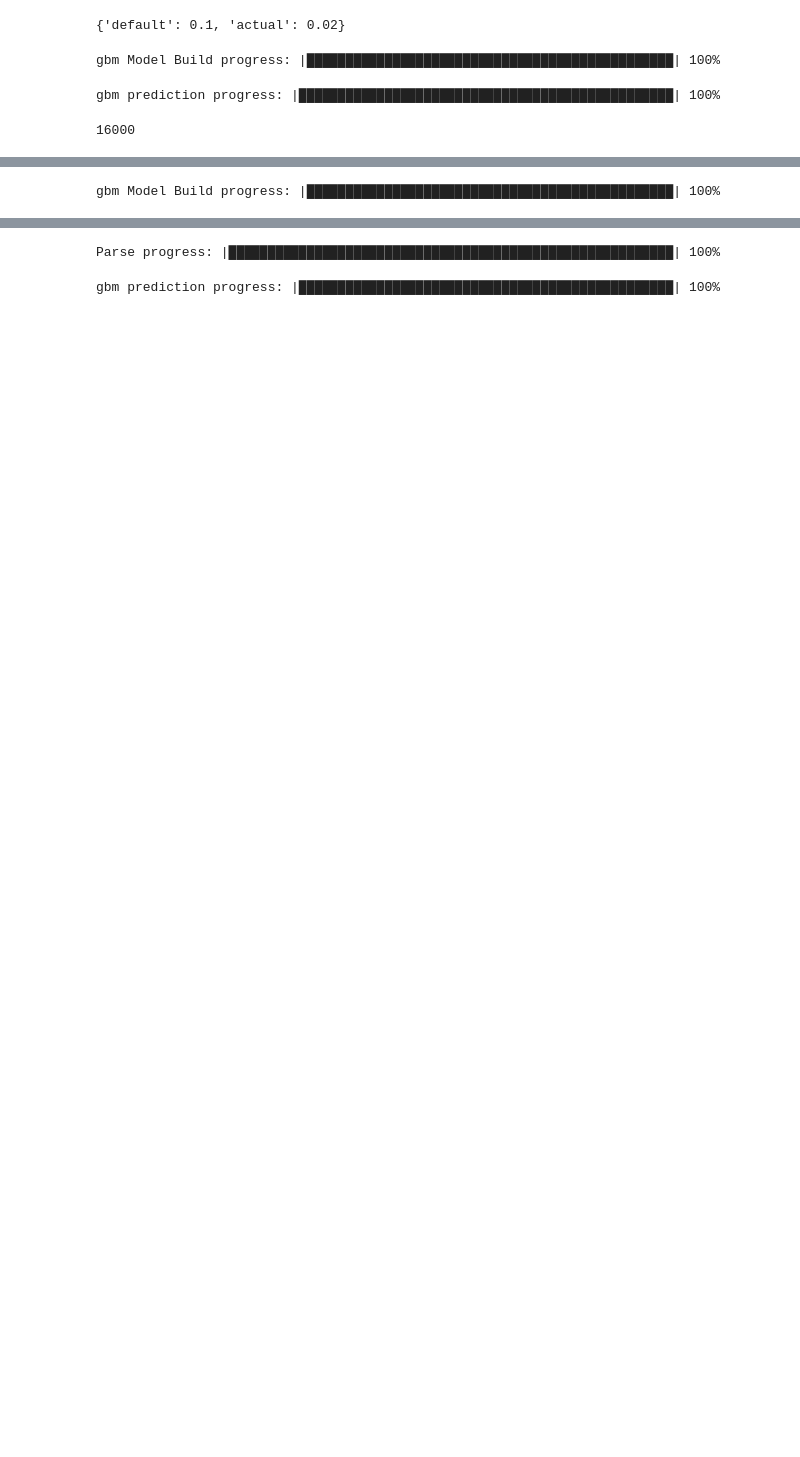
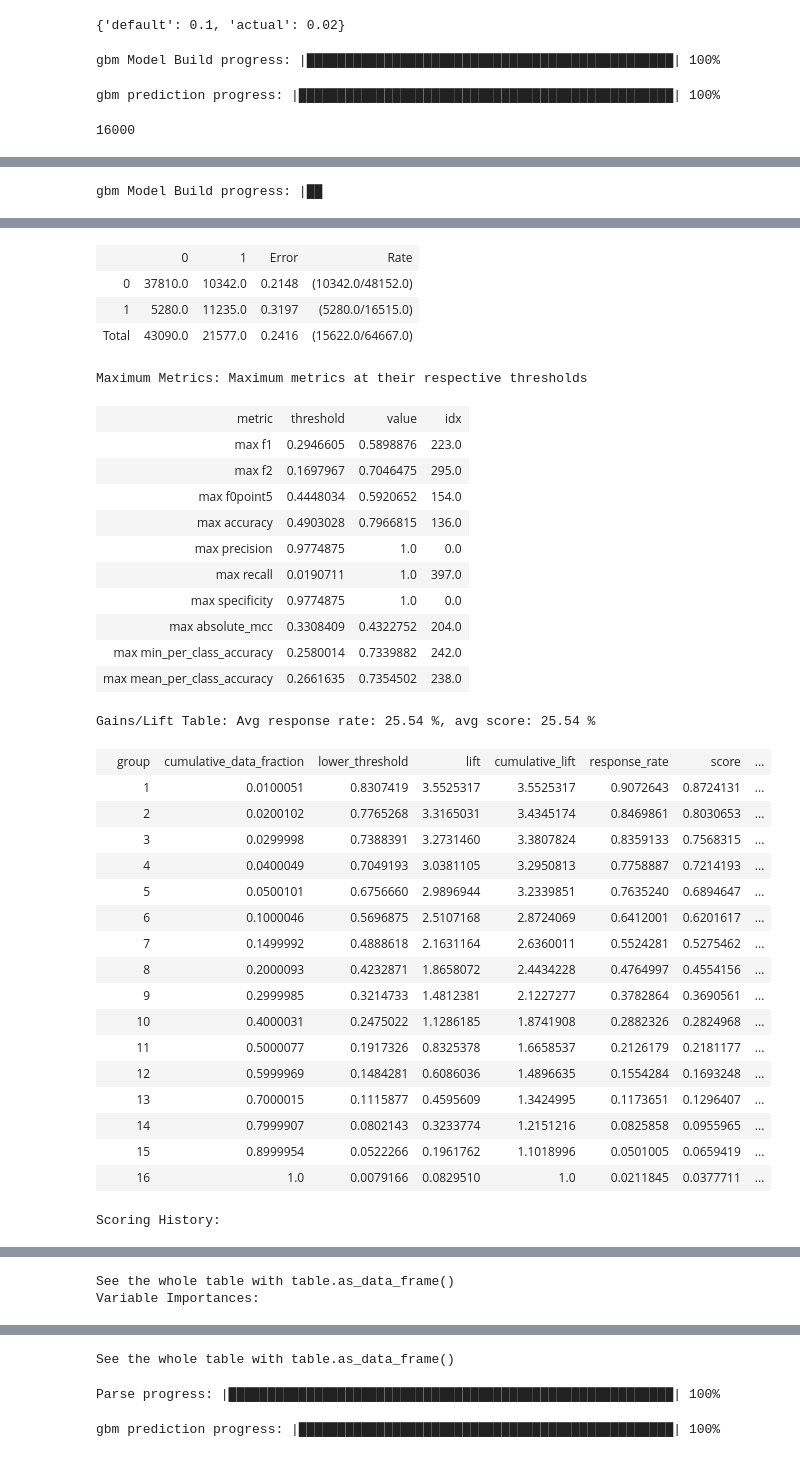
Before and after one commit to pavanchitta/CS155-Project1, a Jupyter notebook: cs155-project1.ipynb, the cells around one changed output, grey strips where cells are left out. Cells and saved outputs as stored; diff of their text form; code cells hidden in the pictures; blank space fills up the shorter version.

Commit message:
Trained new h2o models and added feature removing

```diff
--- a/cs155-project1.ipynb
+++ b/cs155-project1.ipynb
@@ -292,3 +172,5 @@ data_train_h2o.names[255]
+# %%
+data_train_h2o[-1]=data_labels_h2o[-1].asfactor()
 # %%
 from h2o.grid.grid_search import H2OGridSearch
 from h2o.estimators.gbm import H2OGradientBoostingEstimator
@@ -352,5 +234,3 @@ preds = np.array(f['p1'])
 process_for_submission(preds, 'h2o_gbm4')
 # %% [output]
 16000
-# %%
-data_train_h2o['target']=data_train_h2o['target'].asfactor()
@@ -359,7 +241,7 @@ from h2o.estimators.gbm import H2OGradientBoostingEstimator
 # %%
 model = H2OGradientBoostingEstimator(## more trees is better if the learning rate is small enough
   ## here, use "more than enough" trees - we have early stopping
-  ntrees = 20000,
+  ntrees = 12000,
 
   ## smaller learning rate is better (this is a good value for most datasets, but see below for annealing)
   learn_rate = 0.01,
@@ -371,7 +253,7 @@ model = H2OGradientBoostingEstimator(## more trees is better if the learning rat
   sample_rate = 1.0,
 
   ## sample 80% of columns per split
-  col_sample_rate = 0.8,
+  col_sample_rate = 1.0,
 
   ## fix a random number generator seed for reproducibility
   seed = 1234,
@@ -379,9 +261,9 @@ model = H2OGradientBoostingEstimator(## more trees is better if the learning rat
   ## score every 10 trees to make early stopping reproducible (it depends on the scoring interval)
   score_tree_interval = 0, max_depth=2)
 # %%
-model.train(x=data_train_h2o.names[:255],y=data_train_h2o.names[255], training_frame=data_train_h2o, model_id="GBM_Titanic")
+model.train(x=data_train_h2o.names[:-1],y=data_train_h2o.names[-1], training_frame=data_train_h2o, model_id="GBM_Titanic")
 # %% [output]
-gbm Model Build progress: |███████████████████████████████████████████████| 100%
+gbm Model Build progress: |██
 # %%
-model.cross_validation_metrics_summary()
+model
 # %% [output]
@@ -388,0 +287,35 @@ No cross-validation metrics summary for this model
+|  | 0 | 1 | Error | Rate |
+| 0 | 37810.0 | 10342.0 | 0.2148 | (10342.0/48152.0) |
+| 1 | 5280.0 | 11235.0 | 0.3197 | (5280.0/16515.0) |
+| Total | 43090.0 | 21577.0 | 0.2416 | (15622.0/64667.0) |
+Maximum Metrics: Maximum metrics at their respective thresholds
+| metric | threshold | value | idx |
+| max f1 | 0.2946605 | 0.5898876 | 223.0 |
+| max f2 | 0.1697967 | 0.7046475 | 295.0 |
+| max f0point5 | 0.4448034 | 0.5920652 | 154.0 |
+| max accuracy | 0.4903028 | 0.7966815 | 136.0 |
+| max precision | 0.9774875 | 1.0 | 0.0 |
+| max recall | 0.0190711 | 1.0 | 397.0 |
+| max specificity | 0.9774875 | 1.0 | 0.0 |
+| max absolute_mcc | 0.3308409 | 0.4322752 | 204.0 |
+| max min_per_class_accuracy | 0.2580014 | 0.7339882 | 242.0 |
+| max mean_per_class_accuracy | 0.2661635 | 0.7354502 | 238.0 |
+Gains/Lift Table: Avg response rate: 25.54 %, avg score: 25.54 %
+|  | group | cumulative_data_fraction | lower_threshold | lift | cumulative_lift | response_rate | score | ... |
+|  | 1 | 0.0100051 | 0.8307419 | 3.5525317 | 3.5525317 | 0.9072643 | 0.8724131 | ... |
+|  | 2 | 0.0200102 | 0.7765268 | 3.3165031 | 3.4345174 | 0.8469861 | 0.8030653 | ... |
+|  | 3 | 0.0299998 | 0.7388391 | 3.2731460 | 3.3807824 | 0.8359133 | 0.7568315 | ... |
+|  | 4 | 0.0400049 | 0.7049193 | 3.0381105 | 3.2950813 | 0.7758887 | 0.7214193 | ... |
+|  | 5 | 0.0500101 | 0.6756660 | 2.9896944 | 3.2339851 | 0.7635240 | 0.6894647 | ... |
+|  | 6 | 0.1000046 | 0.5696875 | 2.5107168 | 2.8724069 | 0.6412001 | 0.6201617 | ... |
+|  | 7 | 0.1499992 | 0.4888618 | 2.1631164 | 2.6360011 | 0.5524281 | 0.5275462 | ... |
+|  | 8 | 0.2000093 | 0.4232871 | 1.8658072 | 2.4434228 | 0.4764997 | 0.4554156 | ... |
+|  | 9 | 0.2999985 | 0.3214733 | 1.4812381 | 2.1227277 | 0.3782864 | 0.3690561 | ... |
+|  | 10 | 0.4000031 | 0.2475022 | 1.1286185 | 1.8741908 | 0.2882326 | 0.2824968 | ... |
+|  | 11 | 0.5000077 | 0.1917326 | 0.8325378 | 1.6658537 | 0.2126179 | 0.2181177 | ... |
+|  | 12 | 0.5999969 | 0.1484281 | 0.6086036 | 1.4896635 | 0.1554284 | 0.1693248 | ... |
+|  | 13 | 0.7000015 | 0.1115877 | 0.4595609 | 1.3424995 | 0.1173651 | 0.1296407 | ... |
+|  | 14 | 0.7999907 | 0.0802143 | 0.3233774 | 1.2151216 | 0.0825858 | 0.0955965 | ... |
+|  | 15 | 0.8999954 | 0.0522266 | 0.1961762 | 1.1018996 | 0.0501005 | 0.0659419 | ... |
+|  | 16 | 1.0 | 0.0079166 | 0.0829510 | 1.0 | 0.0211845 | 0.0377711 | ... |
+Scoring History:
@@ -388,0 +334,2 @@ No cross-validation metrics summary for this model
+See the whole table with table.as_data_frame()
+Variable Importances:
@@ -389,3 +348,4 @@ No cross-validation metrics summary for this model
+See the whole table with table.as_data_frame()
 # %%
 data_test_h2o=h2o.H2OFrame(real_data)
 # %% [output]
```
Also changed, not shown: parts of 35 cells of this notebook, 5 other files.
